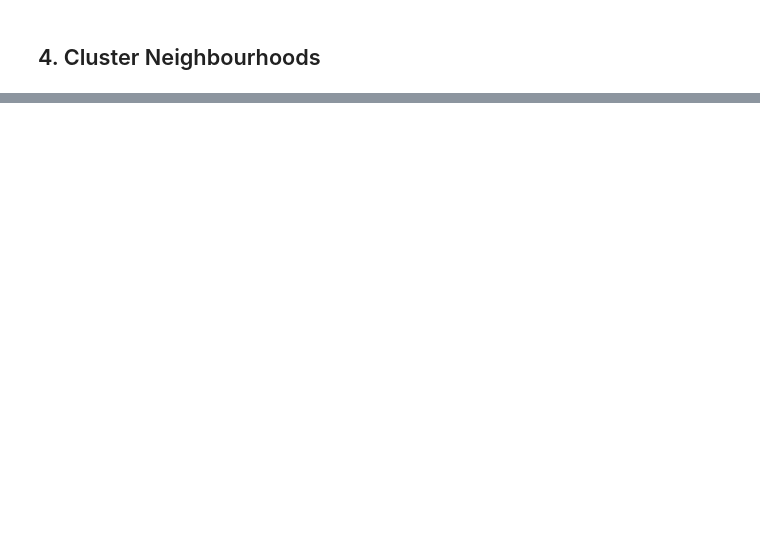
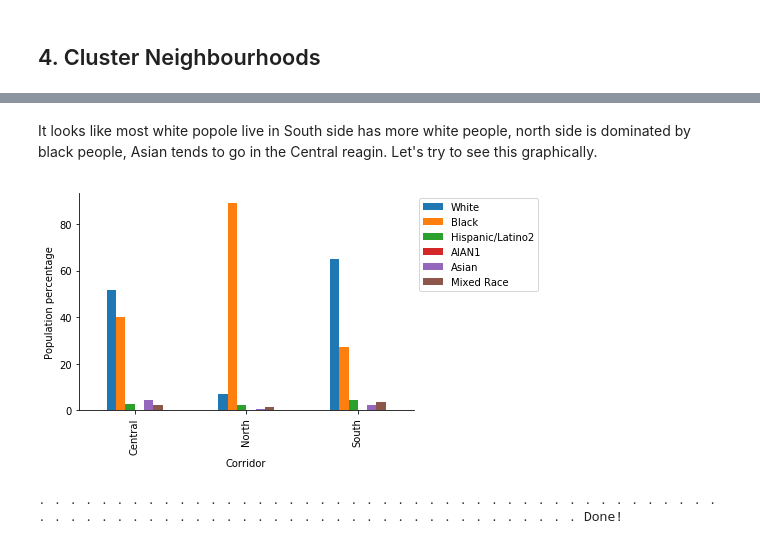
Before and after one commit to sumedhekaru/Analyzing-Neighborhoods, a Jupyter notebook: Battle-of-Neighborhood.ipynb, the cells around one changed output, grey strips where cells are left out. Saved outputs shown, nothing was run; the diff lists cells and outputs as text; code cells hidden in the pictures; blank space fills up the shorter version.

```diff
--- a/Battle-of-Neighborhood.ipynb
+++ b/Battle-of-Neighborhood.ipynb
@@ -589,3 +608,9 @@ for lat, lon, poi, cluster, miles in zip(Memphis_merged['Latitude'], Memphis_mer
 map_clusters
 # %% [output]
 [interactive output not drawn]
+# %%
+# Following wikipedia page has all the neighborhood data. Let's use Beautiful Soup to get the required data.
+url = 'https://en.wikipedia.org/wiki/List_of_neighborhoods_of_St._Louis'
+source = rs.get(url)
+soup = bs(source.content,'lxml')
+ # print(soup.prettify())
@@ -591,0 +661,15 @@ map_clusters
+# %%
+# Covert the numbers to numbers
+print("Before...")
+print(st_louis_df.dtypes)
+st_louis_df.Population = st_louis_df.Population.str.replace(',', '')
+st_louis_df.Population = pd.to_numeric(st_louis_df.Population)
+st_louis_df.White = pd.to_numeric(st_louis_df.White)
+st_louis_df.Black = pd.to_numeric(st_louis_df.Black)
+st_louis_df["Hispanic/Latino2"] = pd.to_numeric(st_louis_df["Hispanic/Latino2"])
+st_louis_df.AIAN1 = pd.to_numeric(st_louis_df.AIAN1)
+st_louis_df.Asian = pd.to_numeric(st_louis_df.Asian)
+st_louis_df["Mixed Race"] = pd.to_numeric(st_louis_df["Mixed Race"])
+
+print("\n Now...")
+print(st_louis_df.dtypes)
@@ -591,0 +703,5 @@ map_clusters
+# %%
+# Which region is popular for different ethnic groups?
+st_louis_mean_demogra = st_louis_df.groupby('Corridor').mean()
+st_louis_mean_demogra.drop("Population", axis = 1, inplace = True)
+st_louis_mean_demogra
@@ -591,0 +714,44 @@ map_clusters
+# %% [markdown]
+It looks like most white popole live in South side has more white people, north side is dominated by black people, Asian tends to go in the Central reagin. Let's try to see this graphically.
+# %%
+ax = st_louis_mean_demogra.plot.bar()
+ax.set_ylabel('Population percentage')
+ax.legend(bbox_to_anchor=(1, 1.))
+ax.spines['right'].set_visible(False)
+ax.spines['top'].set_visible(False)
+# %% [output]
+[figure, added]
+# %%
+# Get the latitude and logitude of the each neighborhood
+geolocator = Nominatim(user_agent="foursquare_agent", format_string="%s, St. Louis" )
+
+Lat = []
+Lon =[]
+address = []
+distance_to_work = []
+
+# Latitude longitude for the prospective work place in St. Louis
+Lat0 = 38.625145
+Lon0 = -90.191127
+
+for i in range(st_louis_df.shape[0]):
+    try:
+        location = geolocator.geocode(st_louis_df['Neighborhood'][i])
+        print('.', end = ' ')
+    except:
+        location = None
+
+    if location != None:
+        Lat.append(location.latitude)
+        Lon.append(location.longitude)
+        address.append(location.address)
+        distance_to_work.append(find_distance(location.latitude,location.longitude,Lat0, Lon0))
+    else:
+        Lat.append('NaN')
+        Lon.append('NaN')
+        address.append('NaN')
+        distance_to_work.append('NaN')
+
+print('Done!')
+# %% [output]
+. . . . . . . . . . . . . . . . . . . . . . . . . . . . . . . . . . . . . . . . . . . . . . . . . . . . . . . . . . . . . . . . . . . . . . . . . . . . . . . Done!
```
Also changed, not shown: parts of 32 cells of this notebook.
